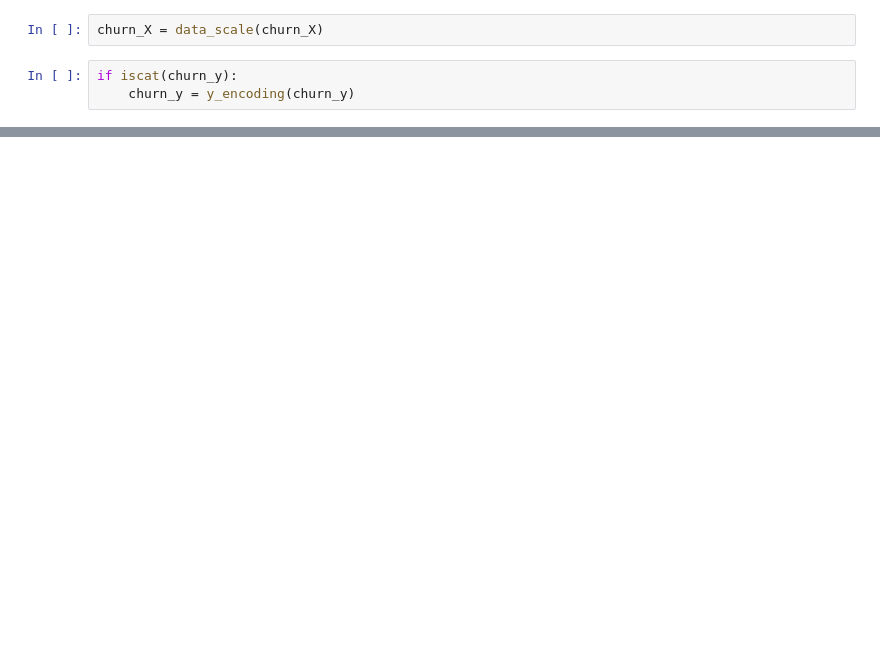
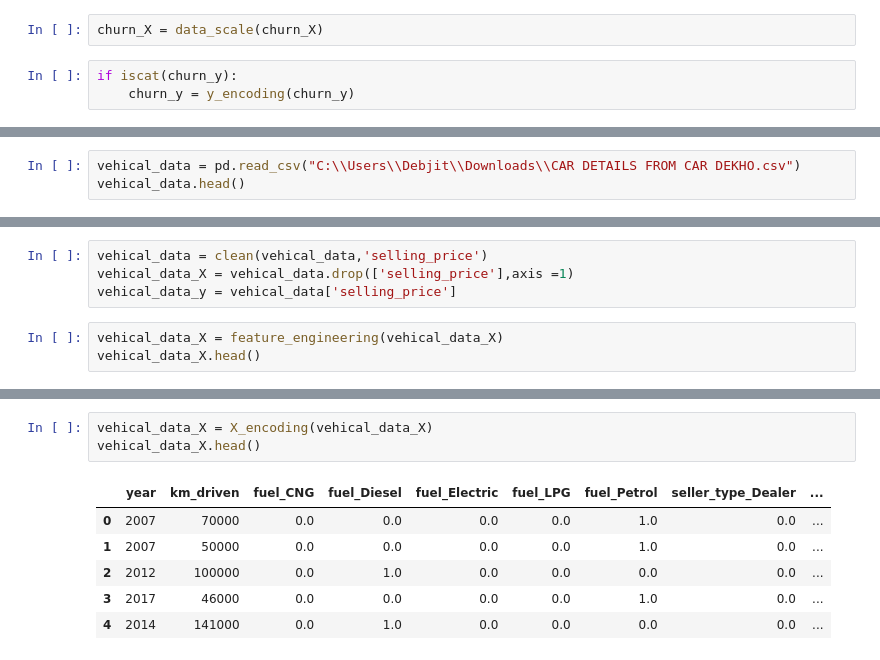
Before and after one commit to Light172006/Auto-ML-Lite, a Jupyter notebook: Experiment Notebook.ipynb, the cells around one changed output, grey strips where cells are left out. Cells and saved outputs as stored; diff of their text form; blank space fills up the shorter version.

```diff
--- a/Experiment Notebook.ipynb
+++ b/Experiment Notebook.ipynb
@@ -585,0 +481,3 @@ Best parameter : {'var_smoothing': 1e-08}
+# %%
+vehical_data = pd.read_csv("C:\\Users\\Debjit\\Downloads\\CAR DETAILS FROM CAR DEKHO.csv")
+vehical_data.head()
@@ -585,0 +491,7 @@ Best parameter : {'var_smoothing': 1e-08}
+# %%
+vehical_data = clean(vehical_data,'selling_price')
+vehical_data_X = vehical_data.drop(['selling_price'],axis =1)
+vehical_data_y = vehical_data['selling_price']
+# %%
+vehical_data_X = feature_engineering(vehical_data_X)
+vehical_data_X.head()
@@ -585,0 +509,10 @@ Best parameter : {'var_smoothing': 1e-08}
+# %%
+vehical_data_X = X_encoding(vehical_data_X)
+vehical_data_X.head()
+# %% [output]
+|  | year | km_driven | fuel_CNG | fuel_Diesel | fuel_Electric | fuel_LPG | fuel_Petrol | seller_type_Dealer | ... |
+| 0 | 2007 | 70000 | 0.0 | 0.0 | 0.0 | 0.0 | 1.0 | 0.0 | ... |
+| 1 | 2007 | 50000 | 0.0 | 0.0 | 0.0 | 0.0 | 1.0 | 0.0 | ... |
+| 2 | 2012 | 100000 | 0.0 | 1.0 | 0.0 | 0.0 | 0.0 | 0.0 | ... |
+| 3 | 2017 | 46000 | 0.0 | 0.0 | 0.0 | 0.0 | 1.0 | 0.0 | ... |
+| 4 | 2014 | 141000 | 0.0 | 1.0 | 0.0 | 0.0 | 0.0 | 0.0 | ... |
```
Also changed, not shown: parts of 46 cells of this notebook.
